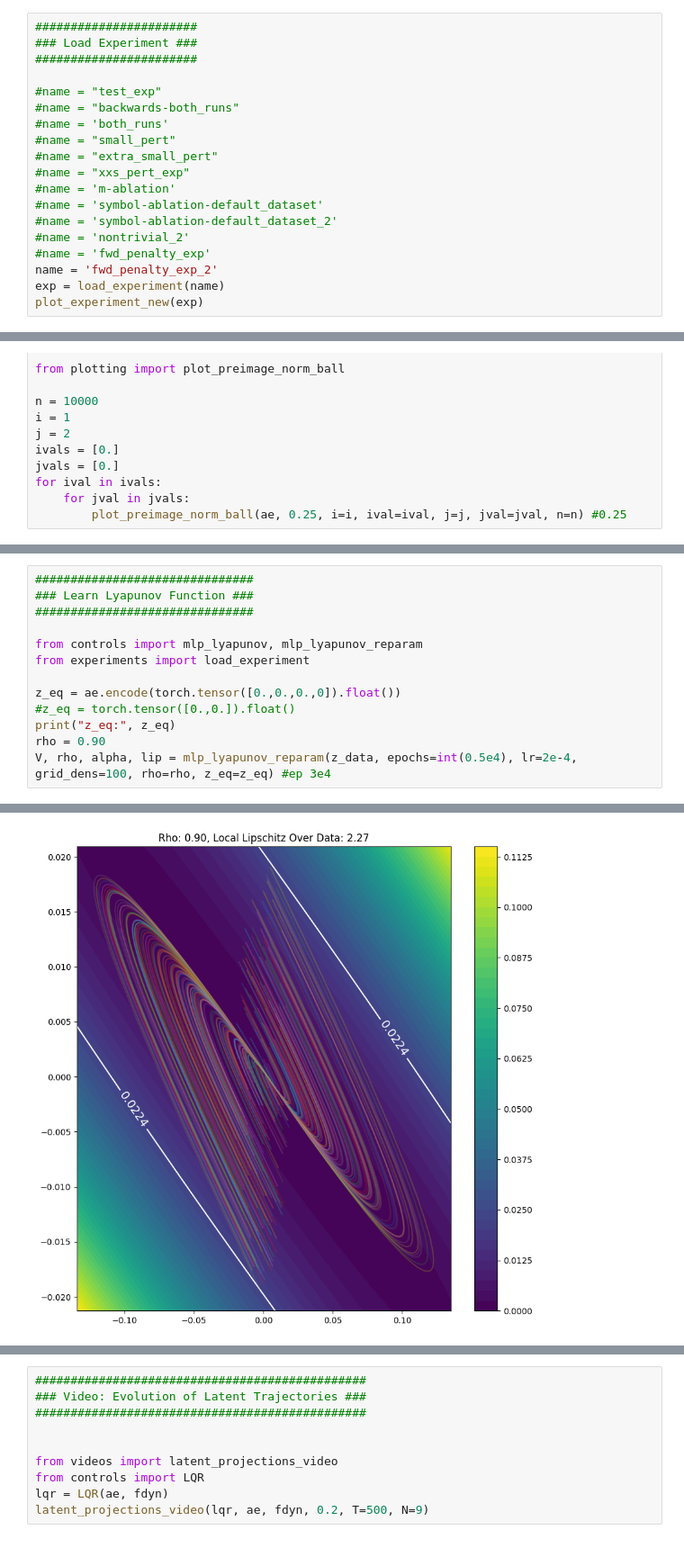
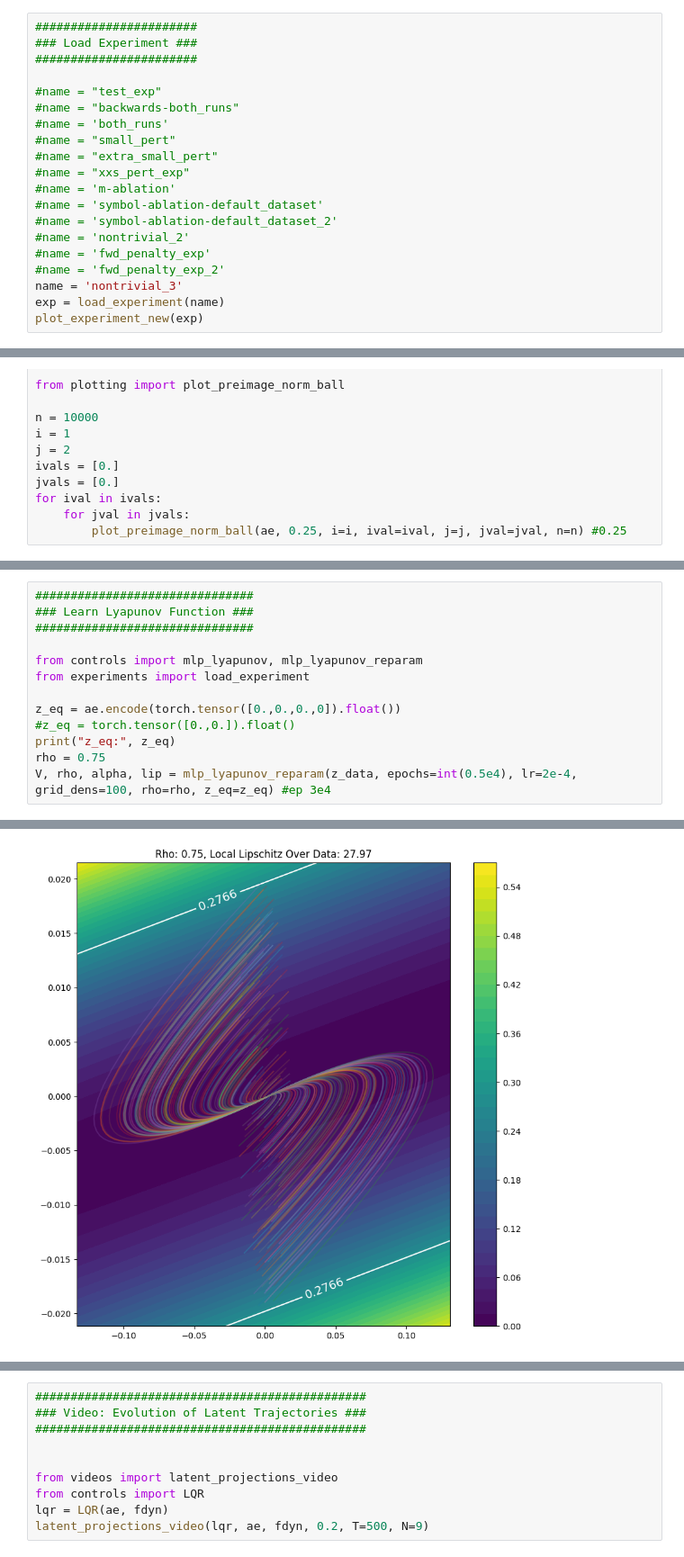
Before and after one commit to paullutkus/Latent-Representations-for-Control-Design-with-Provable-Stability-and-Safety-Guarantees, a Jupyter notebook: cartpole_lyapunov/interface2.ipynb, the cells around one changed output, grey strips where cells are left out. Shown at 90% size. Cells and saved outputs as stored; diff of their text form.

```diff
--- a/cartpole_lyapunov/interface2.ipynb
+++ b/cartpole_lyapunov/interface2.ipynb
@@ -167,7 +152,8 @@ saving nontrivial_2.pkl
 #name = 'symbol-ablation-default_dataset_2'
 #name = 'nontrivial_2'
 #name = 'fwd_penalty_exp'
-name = 'fwd_penalty_exp_2'
+#name = 'fwd_penalty_exp_2'
+name = 'nontrivial_3'
 exp = load_experiment(name)
 plot_experiment_new(exp)
 # %% [output]
@@ -310,6 +296,6 @@ from experiments import load_experiment
 z_eq = ae.encode(torch.tensor([0.,0.,0.,0]).float())
 #z_eq = torch.tensor([0.,0.]).float()
 print("z_eq:", z_eq)
-rho = 0.90
+rho = 0.75
 V, rho, alpha, lip = mlp_lyapunov_reparam(z_data, epochs=int(0.5e4), lr=2e-4, grid_dens=100, rho=rho, z_eq=z_eq) #ep 3e4
 # %% [output]
@@ -340,4 +319,4 @@ Lipschitz constant tensor(2.2666, device='cuda:0', grad_fn=<MaxBackward1>)
-[figure, old version]
+[figure, new version]
 # %%
 from theorem_tools import compute_preimage, plot_lyapunov_lvlsets
 
```
Also changed, not shown: parts of 10 cells of this notebook, 2 other files.
